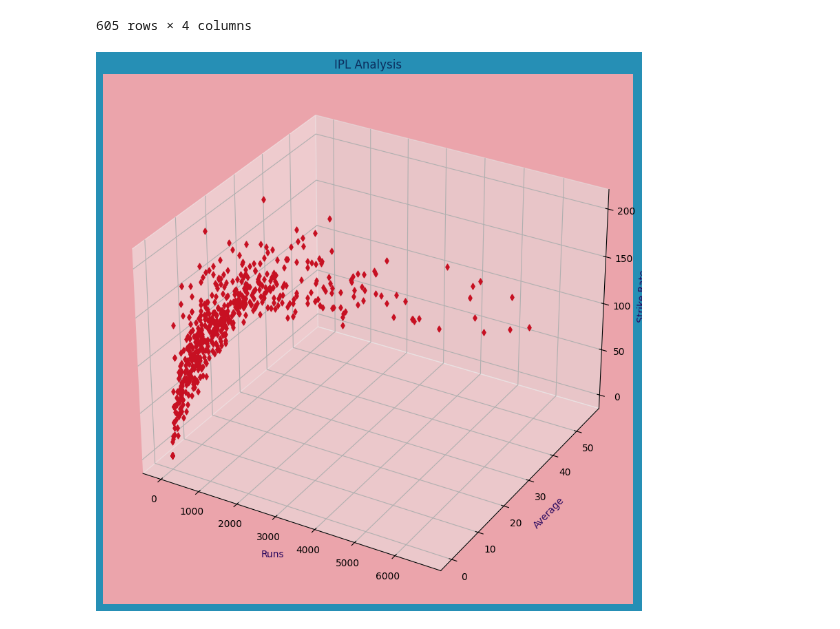
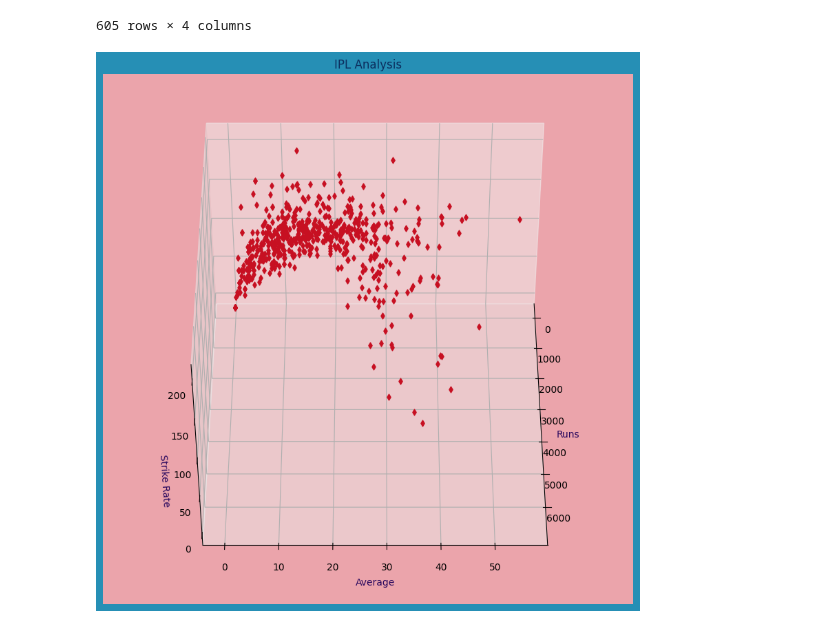
Before and after one commit to Rudra18GTHB/Codes, a Jupyter notebook: Visualization/Data Visualization/Exp10.ipynb, the cells around one changed output. Drawn from its saved outputs; the diff is of its cells as text; code cells hidden in the pictures.

```diff
--- a/Visualization/Data Visualization/Exp10.ipynb
+++ b/Visualization/Data Visualization/Exp10.ipynb
@@ -40,13 +40,13 @@ df
 # %%
 fig=plt.figure(figsize=(12,10),facecolor="#268fb5")
 ax=plt.axes(projection="3d")
 ax.set_facecolor("#eba4ab")
 ax.scatter3D(df["runs"],df["avg"],df["strike_rate"], marker="d",depthshade=False, color="#c71022",)
 ax.set_xlabel("Runs", color="#28075e")
 ax.set_ylabel("Average", color="#28075e")
 ax.set_zlabel("Strike Rate", color="#28075e")
-#ax.view_init(45,0)
+ax.view_init(45,0)
 ax.set_title("IPL Analysis", color="#0c2e5e")
 fig.show()
 # %% [output]
-[figure, old version]
+[figure, new version]
```
Also changed, not shown: parts of 1 cell of this notebook.
